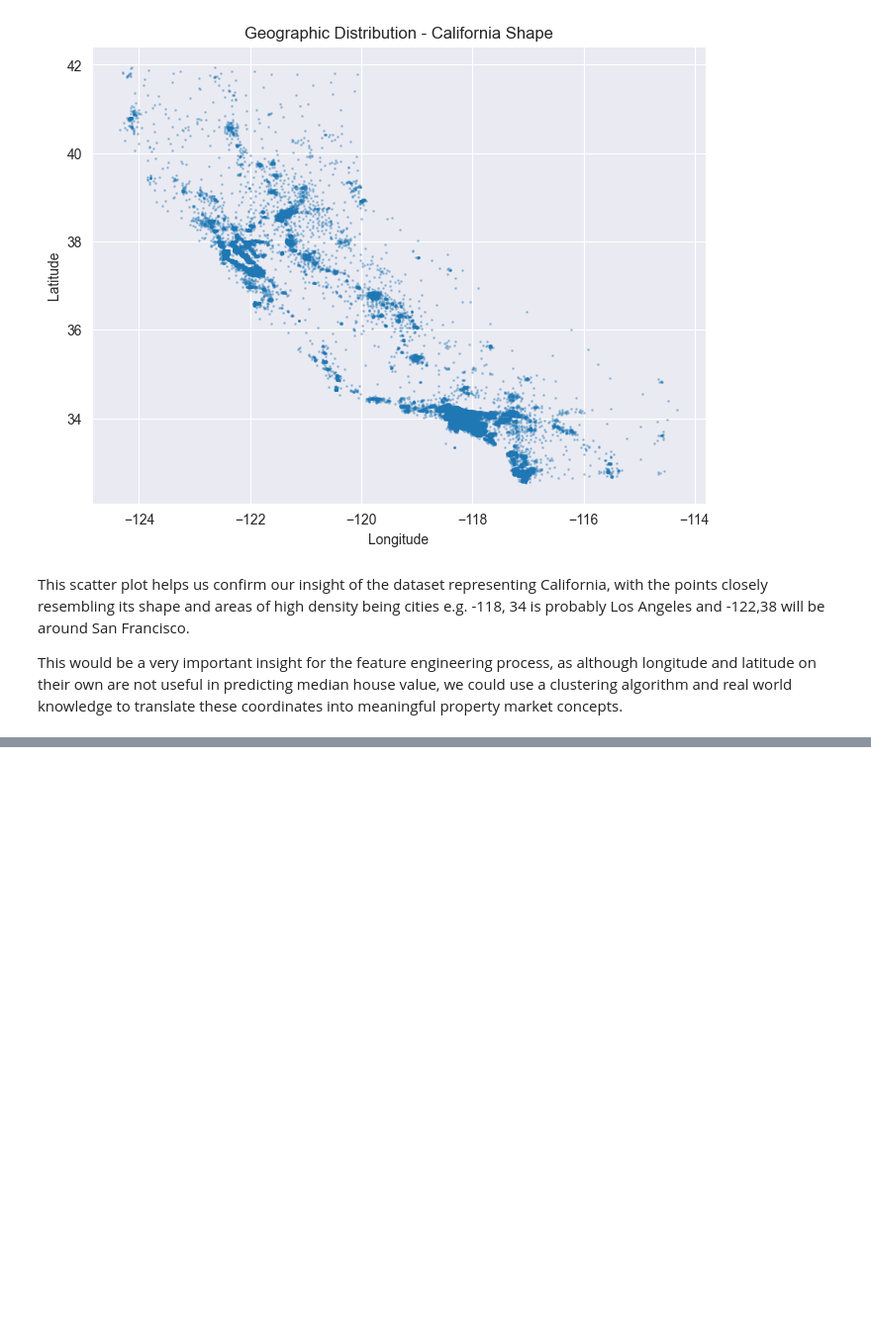
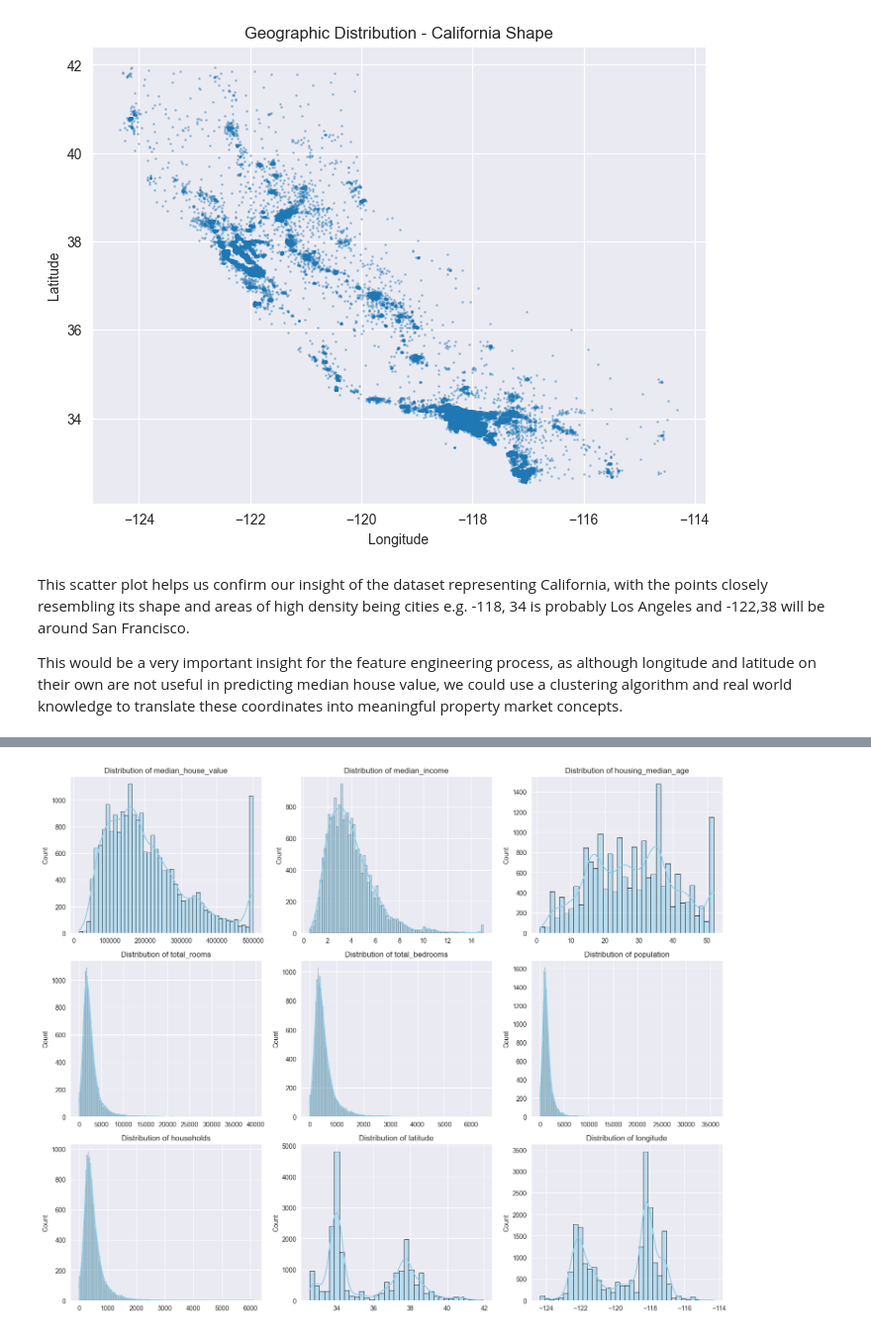
Before and after one commit to jamiefostergrime2/PredictiveAnalytics-ComputerVision-AI-Project, a Jupyter notebook: Part1_DataEngineering.ipynb, the cells around one changed output, grey strips where cells are left out. Shown at 99% size. Drawn from its saved outputs; the diff is of its cells as text; code cells hidden in the pictures; blank space fills up the shorter version.

```diff
--- a/Part1_DataEngineering.ipynb
+++ b/Part1_DataEngineering.ipynb
@@ -178,0 +167,30 @@ houses_corrupted.to_csv(filename, index=False)
+# %%
+# Calculate skewness
+skew_values = houses_corrupted.skew()
+
+# Define categories
+high_skew = {}
+mod_skew = {}
+low_skew = {}
+
+# Categorise
+for feature, skew in skew_values.items():
+    if abs(skew) > 1:
+        high_skew[feature] = skew
+    elif abs(skew) > 0.5:
+        mod_skew[feature] = skew
+    else:
+        low_skew[feature] = skew
+
+# Output results
+print("Highly Skewed (|skew| > 1)")
+for f, s in sorted(high_skew.items(), key=lambda item: abs(item[1]), reverse=True):
+    print(f"{f}: {s:.4f}")
+
+print("\nModerately Skewed (0.5 < |skew| <= 1)")
+for f, s in sorted(mod_skew.items(), key=lambda item: abs(item[1]), reverse=True):
+    print(f"{f}: {s:.4f}")
+
+print("\nLow Skew / Symmetric (|skew| <= 0.5)")
+for f, s in sorted(low_skew.items(), key=lambda item: abs(item[1]), reverse=True):
+    print(f"{f}: {s:.4f}")
@@ -178,0 +212,15 @@ houses_corrupted.to_csv(filename, index=False)
+# %%
+# Create a 3x3 grid of subplots
+fig, axes = plt.subplots(3, 3, figsize=(15, 12))
+axes = axes.flatten()  # Flatten the 3x3 matrix into a list for easy iteration
+
+# Loop through each column and plot
+for i, col in enumerate(houses_corrupted.columns):
+    sns.histplot(data=houses_corrupted, x=col, kde=True, ax=axes[i], color='skyblue', edgecolor='black')
+    axes[i].set_title(f'Distribution of {col}')
+    axes[i].set_xlabel('') # Optional: Clear x-label to reduce clutter
+
+plt.tight_layout()
+plt.show()
+# %% [output]
+[figure, added]
```
Also changed, not shown: parts of 8 cells of this notebook, 1 other file.
